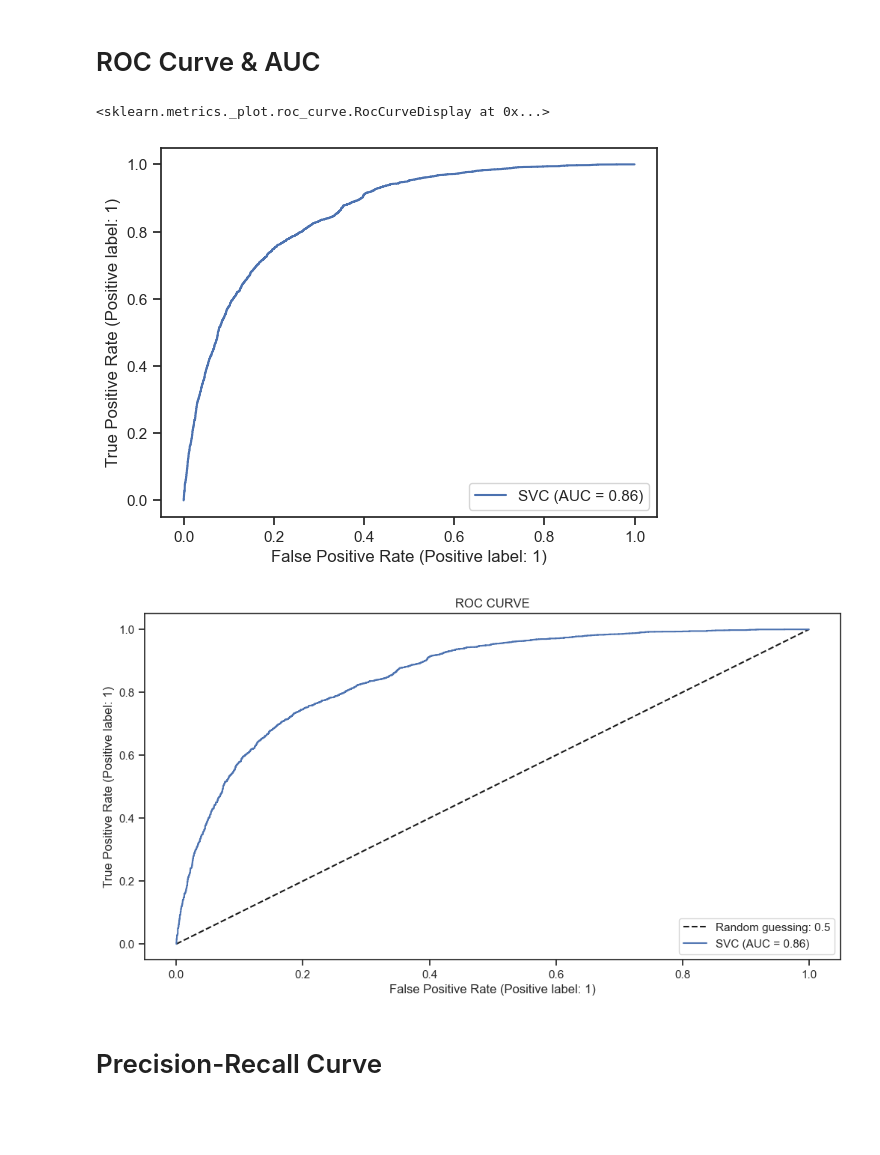
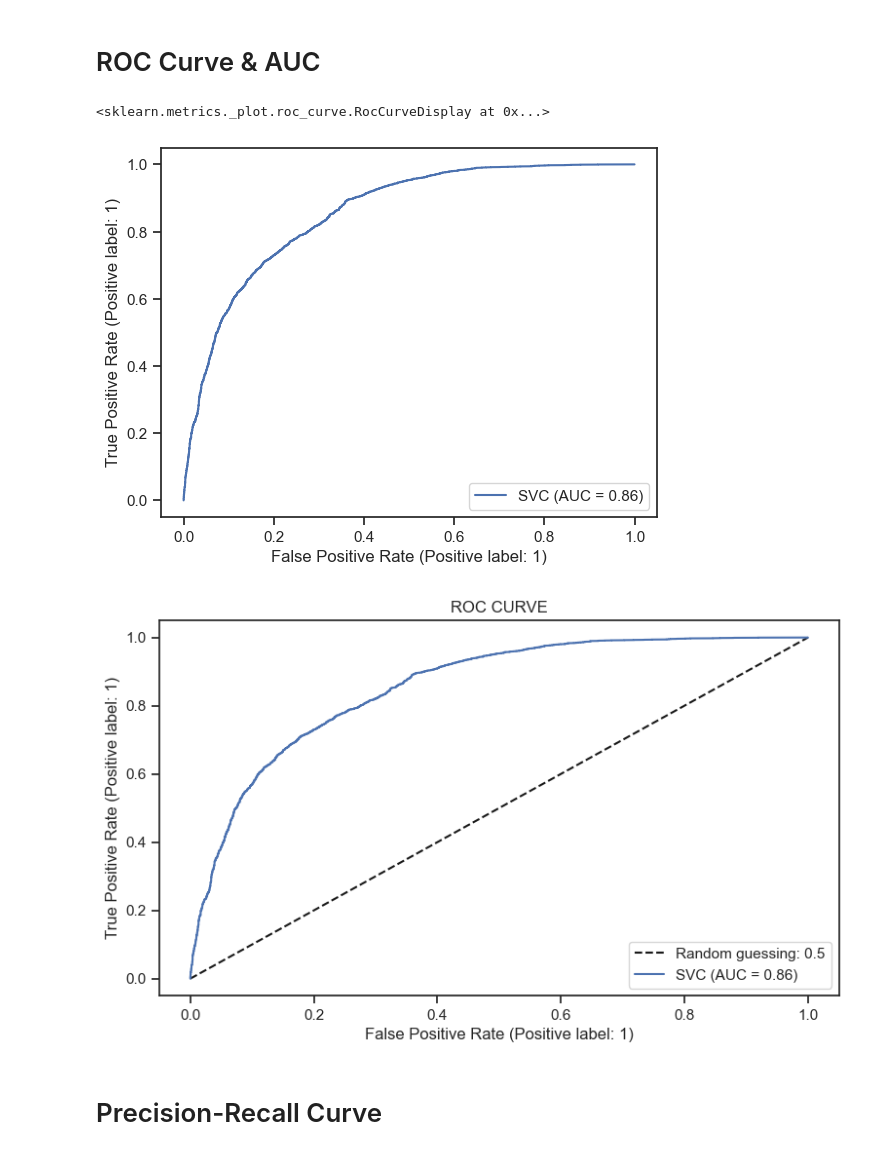
Before and after one commit to leylatulu/Telecom-Churn-Analysis-with-SVM, a Jupyter notebook: TelecomAnalysis.ipynb, the cells around one changed output. Cells and saved outputs as stored; diff of their text form; code cells hidden in the pictures; blank space fills up the shorter version.

```diff
--- a/TelecomAnalysis.ipynb
+++ b/TelecomAnalysis.ipynb
@@ -340,7 +332,7 @@ ax.set_title('# of Customers by Contract Type')
 Text(0.5, 1.0, '# of Customers by Contract Type')
 [figure]
 # %%
-fig, (ax1,ax2,ax3) = plt.subplots(nrows=1, ncols=3, sharey = True, figsize = (20,6))
+fig, (ax1,ax2,ax3) = plt.subplots(nrows=1, ncols=3, sharey = True, figsize = (15,4))
 
 ax = sns.distplot(train[train['Contract']=='Month-to-month']['tenure'],
                    hist=True, kde=False,
@@ -424,11 +398,7 @@ train[['MonthlyCharges', 'TotalCharges']].plot.scatter(x = 'MonthlyCharges',
 [figure]
 # %%
 colors = ['#4D3425','#E4512B']
-ax = (train['Churn'].value_counts()*100.0 /len(train)).plot(kind='bar',
-                                                                           stacked = True,
-                                                                          rot = 0,
-                                                                          color = colors,
-                                                                         figsize = (8,6))
+ax = (train['Churn'].value_counts()*100.0 /len(train)).plot(kind='bar', stacked = True, rot = 0, color = colors, figsize = (8,6))
 ax.yaxis.set_major_formatter(mtick.PercentFormatter())
 ax.set_ylabel('% Customers',size = 14)
 ax.set_xlabel('Churn',size = 14)
@@ -446,10 +416,9 @@ total = sum(totals)
 
 for i in ax.patches:
     # get_width pulls left or right; get_y pushes up or down
-    ax.text(i.get_x()+.15, i.get_height()-4.0, \
+    ax.text(i.get_x()+.15, i.get_height()-3.5, \
             str(round((i.get_height()/total), 1))+'%',
             fontsize=12,
             color='white',
-           weight = 'bold',
-           size = 14)
+              weight = 'bold')
 # %% [output]
@@ -697,16 +595,9 @@ from sklearn.svm import SVC
 from sklearn.model_selection import train_test_split, GridSearchCV, cross_val_score
 from sklearn.metrics import confusion_matrix, accuracy_score
 
-X_train, X_test, y_train, y_test = train_test_split(X,
-                                                    y,
-                                                    test_size = 0.2,
-                                                    shuffle = True,
-                                                    random_state = 42)
+X_train, X_test, y_train, y_test = train_test_split(X, y, test_size = 0.2, shuffle = True, random_state = 42)
 
-X_train, X_val, y_train, y_val = train_test_split(X_train, y_train,
-                                                  test_size = 0.15,
-                                                  shuffle = True,
-                                                 random_state=42)
+X_train, X_val, y_train, y_val = train_test_split(X_train, y_train, test_size = 0.15, shuffle = True, random_state=42)
 # %%
 all = {"X train" : X_train,
        "X validation" : X_val,
@@ -869,23 +751,23 @@ ax1 = sns.catplot(x="gender", kind="count", hue="Churn",edgecolor=".6", data=tra
 # ROC Curve & AUC
 # %%
 from sklearn.metrics import plot_roc_curve
-plot_roc_curve(svm, X_res, y_res)
+plot_roc_curve(svm, X_train, y_train)
 # %% [output]
 <sklearn.metrics._plot.roc_curve.RocCurveDisplay at 0x...>
-[figure, old version]
+[figure, new version]
 # %%
 models = [svm]
 
-plt.figure(figsize = (12,6), linewidth= 1)
+plt.figure(figsize = (9,5), linewidth= 1)
 plt.plot([0,1], [0,1], 'k--', label = 'Random guessing: 0.5')
 plt.title("ROC CURVE")
 plt.legend(loc="lower right")
 ax = plt.gca()
 
 for i in models:
   plot_roc_curve(i, X_train, y_train,ax=ax)
 # %% [output]
-[figure, old version]
+[figure, new version]
 # %% [markdown]
 # Precision-Recall Curve
 # %%
```
Also changed, not shown: parts of 27 cells of this notebook.
